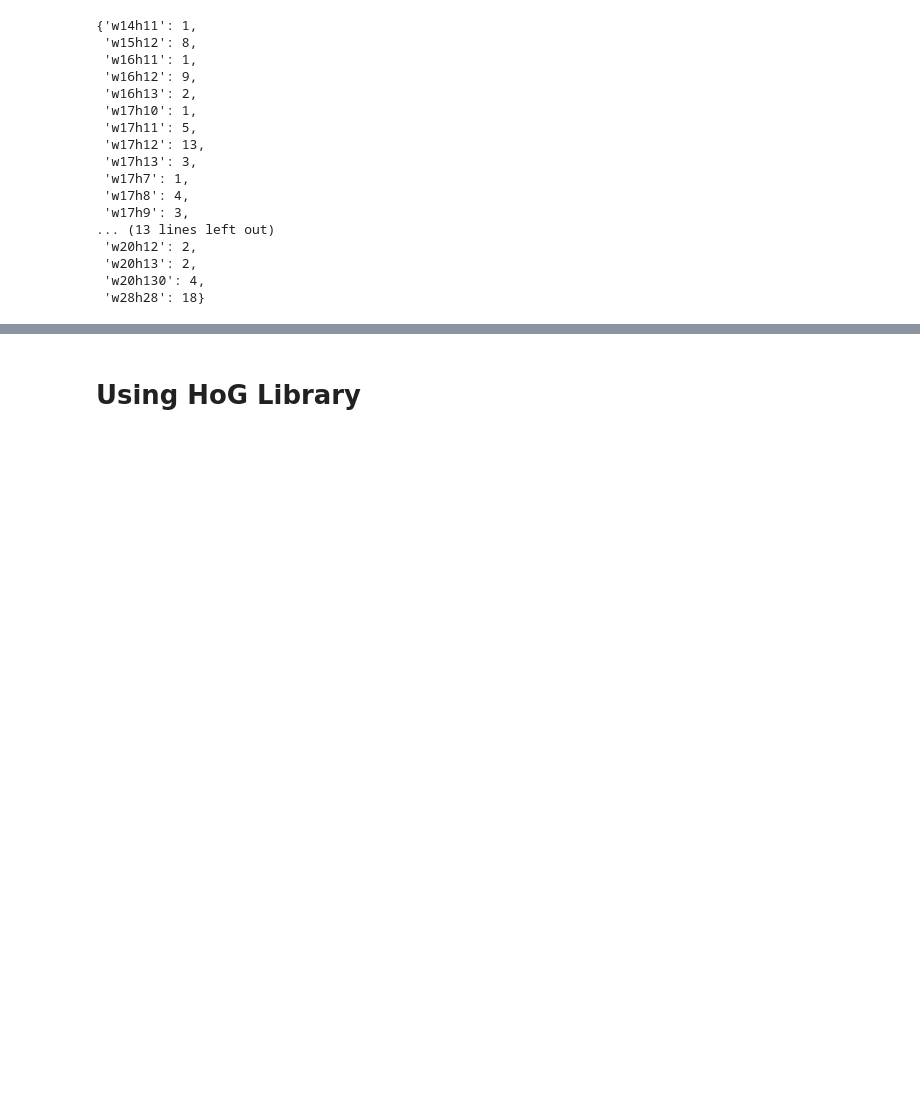
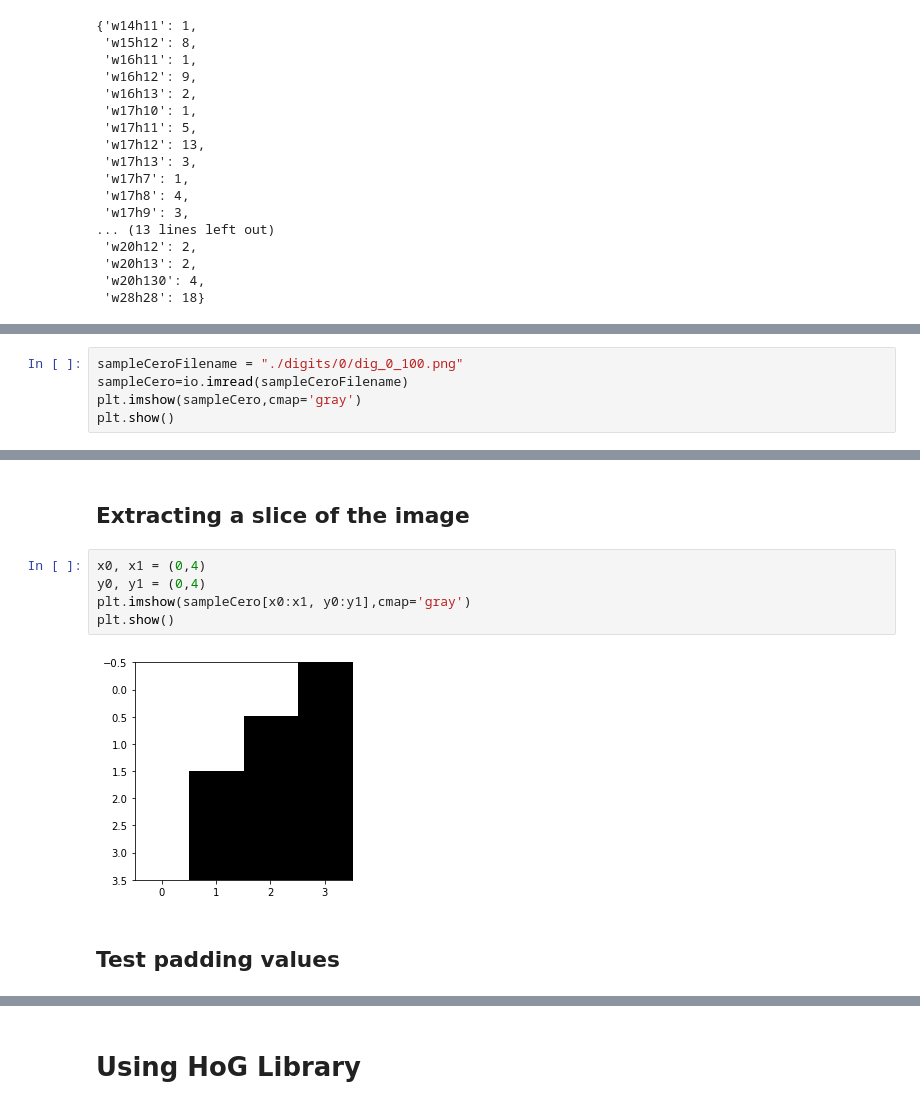
Before and after one commit to gabrieldelaparra/CC5509-2017-2-Tarea1, a Jupyter notebook: tarea1.ipynb, the cells around one changed output, grey strips where cells are left out. Drawn from its saved outputs; the diff is of its cells as text; blank space fills up the shorter version.

Commit message:
Split image to cells

```diff
--- a/tarea1.ipynb
+++ b/tarea1.ipynb
@@ -451,0 +456,5 @@ hist
+# %%
+sampleCeroFilename = "./digits/0/dig_0_100.png"
+sampleCero=io.imread(sampleCeroFilename)
+plt.imshow(sampleCero,cmap='gray')
+plt.show()
@@ -451,0 +463,11 @@ hist
+# %% [markdown]
+## Extracting a slice of the image
+# %%
+x0, x1 = (0,4)
+y0, y1 = (0,4)
+plt.imshow(sampleCero[x0:x1, y0:y1],cmap='gray')
+plt.show()
+# %% [output]
+[figure, added]
+# %% [markdown]
+## Test padding values
```
Also changed, not shown: parts of 10 cells of this notebook.
